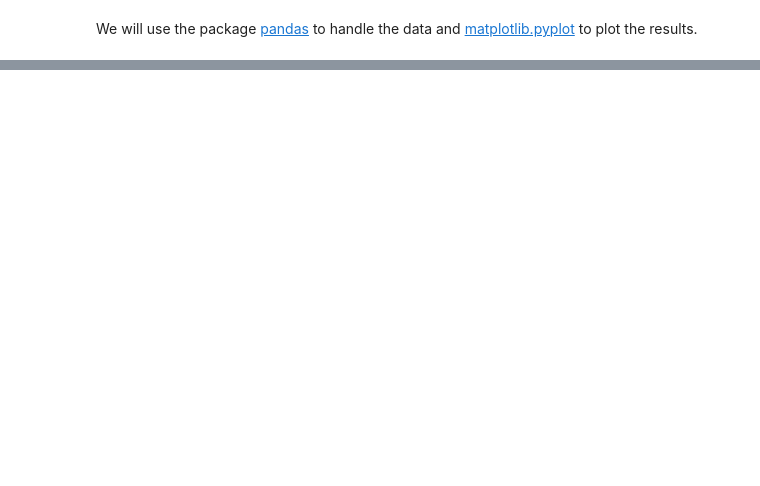
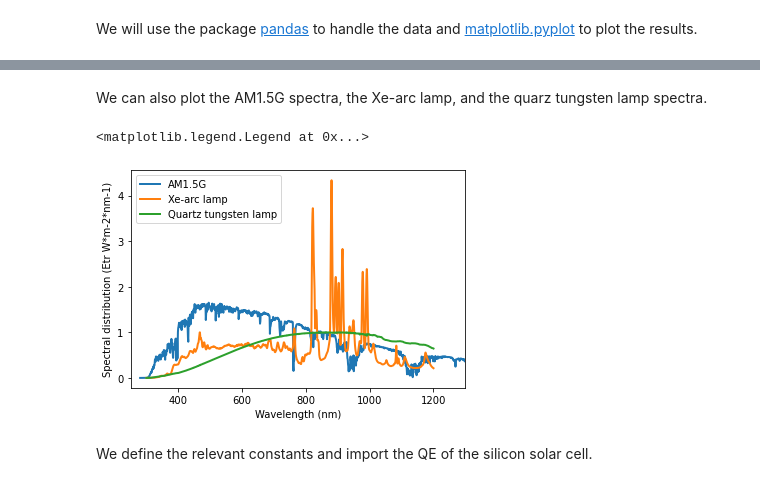
Before and after one commit to martavp/pv-textbook, a Jupyter notebook: Problems/Chapter_12/Problem12.07.ipynb, the cells around one changed output, grey strips where cells are left out. Cells and saved outputs as stored; diff of their text form; code cells hidden in the pictures; blank space fills up the shorter version.

```diff
--- a/Problems/Chapter_12/Problem12.07.ipynb
+++ b/Problems/Chapter_12/Problem12.07.ipynb
@@ -116,0 +19,3 @@ Diffuse component ratio is 0.243
+# %%
+reference = pd.read_csv('data/Reference_spectrum_ASTM-G173-03.csv', index_col=0, header=0)
+reference
@@ -116,0 +36,4 @@ Diffuse component ratio is 0.243
+# %%
+reference.drop(reference.index[0], inplace=True)   # remove row including information on units
+reference=reference.astype(float)                  # convert values to float for easy operation
+reference.index=reference.index.astype(float)      # convert indexes to float for easy operation
@@ -116,0 +42,3 @@ Diffuse component ratio is 0.243
+# %%
+xe_arc = pd.read_csv('data/Xe lamp spectral irradiance.csv', index_col=0, header=0)
+xe_arc
@@ -116,0 +62,3 @@ Diffuse component ratio is 0.243
+# %%
+quartz_w = pd.read_csv('data/W lamp spectral irradiance.csv', index_col=0, header=0)
+quartz_w
@@ -116,0 +80,18 @@ Diffuse component ratio is 0.243
+# %% [markdown]
+We can also plot the AM1.5G spectra, the Xe-arc lamp, and the quarz tungsten lamp spectra.
+# %%
+plt.plot(reference['AM1.5G'],
+         linewidth=2, label='AM1.5G')
+plt.plot(xe_arc,
+         linewidth=2, label='Xe-arc lamp')
+plt.plot(quartz_w,
+         linewidth=2, label='Quartz tungsten lamp')
+plt.ylabel('Spectral distribution (Etr W*m-2*nm-1)')
+plt.xlabel('Wavelength (nm)')
+plt.xlim([250,1300])
+plt.legend()
+# %% [output]
+<matplotlib.legend.Legend at 0x...>
+[figure, added]
+# %% [markdown]
+We define the relevant constants and import the QE of the silicon solar cell.
```
Also changed, not shown: parts of 38 cells of this notebook, 1 other file.
